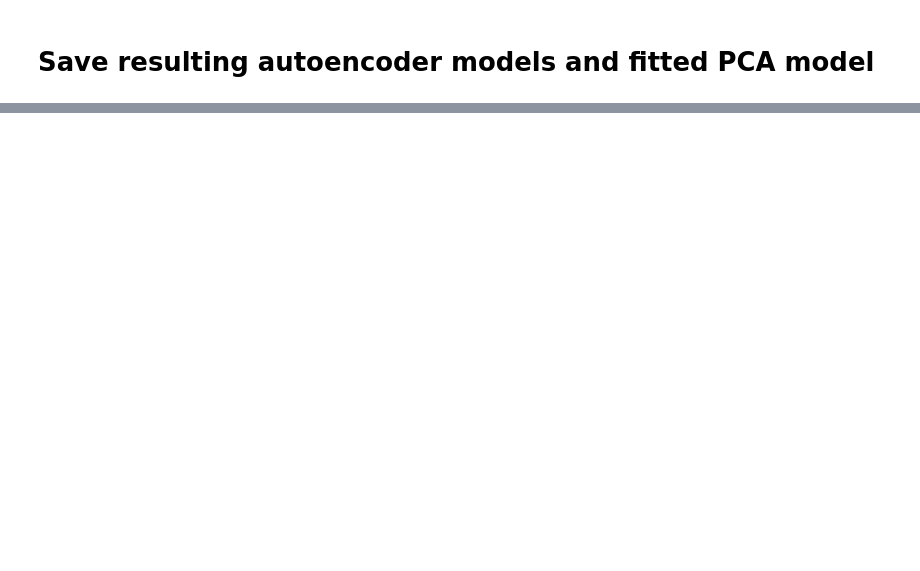
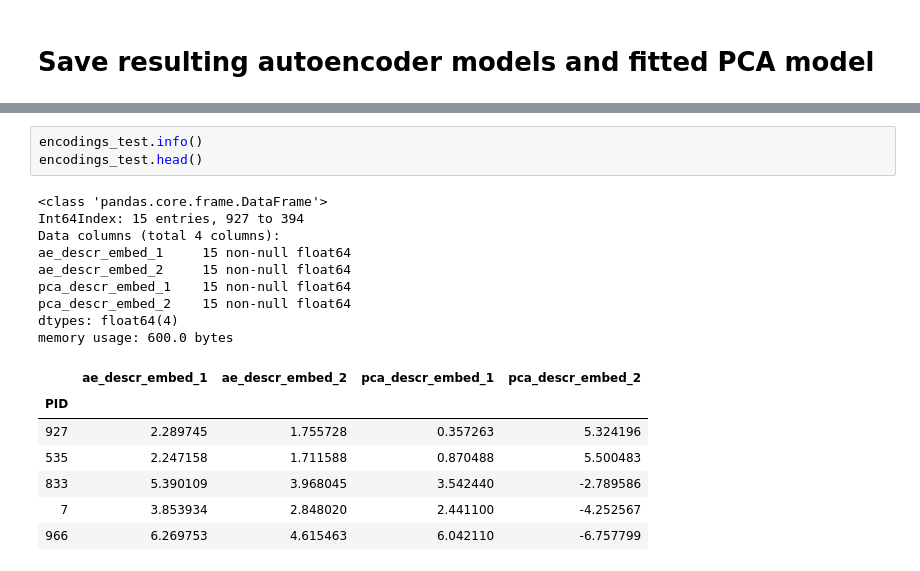
Before and after one commit to sedelmeyer/cs109b_groupproject, a Jupyter notebook: notebooks/03b_embedding_pca_autoencoder.ipynb, the cells around one changed output, grey strips where cells are left out. Cells and saved outputs as stored; diff of their text form; blank space fills up the shorter version.

```diff
--- a/notebooks/03b_embedding_pca_autoencoder.ipynb
+++ b/notebooks/03b_embedding_pca_autoencoder.ipynb
@@ -468,0 +532,20 @@ plot_1d_embed_hist(ae1_latent_train, ae1_latent_test, title, xlabel, logscale=Tr
+# %%
+encodings_test.info()
+encodings_test.head()
+# %% [output]
+<class 'pandas.core.frame.DataFrame'>
+Int64Index: 15 entries, 927 to 394
+Data columns (total 4 columns):
+ae_descr_embed_1     15 non-null float64
+ae_descr_embed_2     15 non-null float64
+pca_descr_embed_1    15 non-null float64
+pca_descr_embed_2    15 non-null float64
+dtypes: float64(4)
+memory usage: 600.0 bytes
+|  | ae_descr_embed_1 | ae_descr_embed_2 | pca_descr_embed_1 | pca_descr_embed_2 |
+| PID |  |  |  |  |
+| 927 | 2.289745 | 1.755728 | 0.357263 | 5.324196 |
+| 535 | 2.247158 | 1.711588 | 0.870488 | 5.500483 |
+| 833 | 5.390109 | 3.968045 | 3.542440 | -2.789586 |
+| 7 | 3.853934 | 2.848020 | 2.441100 | -4.252567 |
+| 966 | 6.269753 | 4.615463 | 6.042110 | -6.757799 |
```
Also changed, not shown: parts of 15 cells of this notebook.
